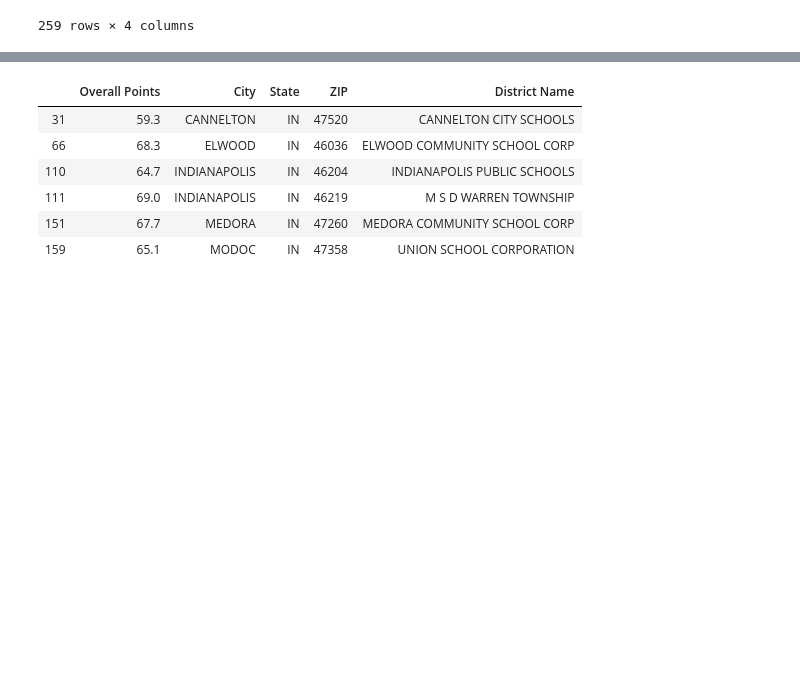
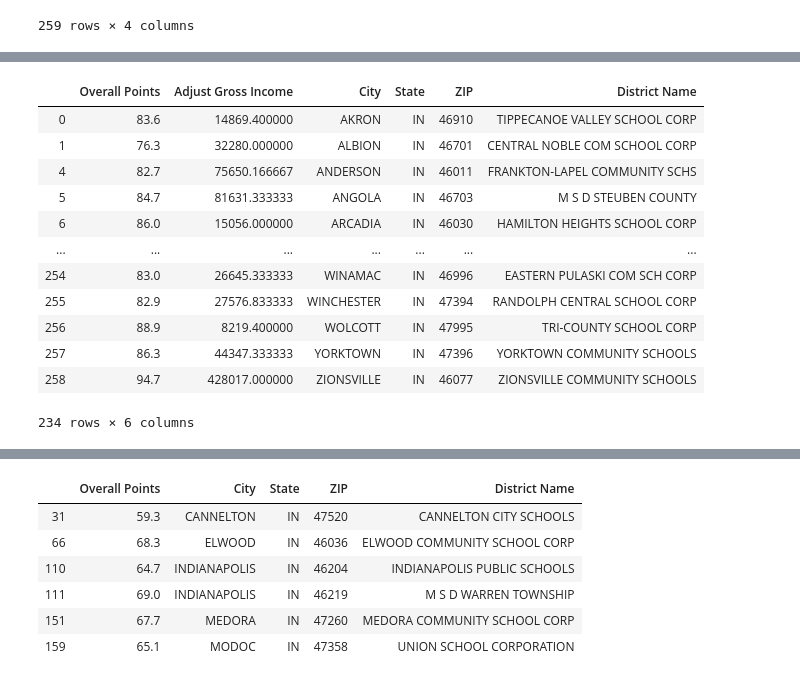
Before and after one commit to emmaolof/Does-Higher-Median-Income-Mean-Higher-Test-Scores-, a Jupyter notebook: Group Project Brent (Matt).ipynb, the cells around one changed output, grey strips where cells are left out. Saved outputs shown, nothing was run; the diff lists cells and outputs as text; code cells hidden in the pictures; blank space fills up the shorter version.

```diff
--- a/Group Project Brent (Matt).ipynb
+++ b/Group Project Brent (Matt).ipynb
@@ -246,0 +245,19 @@ Name: 120, dtype: float64
+# %%
+#All school with test scores equal to or over 76
+over_seventy_six = test_score_table.loc[test_score_table["Overall Points"] >=76, [
+    "Overall Points",'Adjust Gross Income',"City", "State", "ZIP", "District Name"]]
+over_seventy_six
+# %% [output]
+|  | Overall Points | Adjust Gross Income | City | State | ZIP | District Name |
+| 0 | 83.6 | 14869.400000 | AKRON | IN | 46910 | TIPPECANOE VALLEY SCHOOL CORP |
+| 1 | 76.3 | 32280.000000 | ALBION | IN | 46701 | CENTRAL NOBLE COM SCHOOL CORP |
+| 4 | 82.7 | 75650.166667 | ANDERSON | IN | 46011 | FRANKTON-LAPEL COMMUNITY SCHS |
+| 5 | 84.7 | 81631.333333 | ANGOLA | IN | 46703 | M S D STEUBEN COUNTY |
+| 6 | 86.0 | 15056.000000 | ARCADIA | IN | 46030 | HAMILTON HEIGHTS SCHOOL CORP |
+| ... | ... | ... | ... | ... | ... | ... |
+| 254 | 83.0 | 26645.333333 | WINAMAC | IN | 46996 | EASTERN PULASKI COM SCH CORP |
+| 255 | 82.9 | 27576.833333 | WINCHESTER | IN | 47394 | RANDOLPH CENTRAL SCHOOL CORP |
+| 256 | 88.9 | 8219.400000 | WOLCOTT | IN | 47995 | TRI-COUNTY SCHOOL CORP |
+| 257 | 86.3 | 44347.333333 | YORKTOWN | IN | 47396 | YORKTOWN COMMUNITY SCHOOLS |
+| 258 | 94.7 | 428017.000000 | ZIONSVILLE | IN | 46077 | ZIONSVILLE COMMUNITY SCHOOLS |
+234 rows × 6 columns
```
Also changed, not shown: parts of 10 cells of this notebook, 5 other files.
